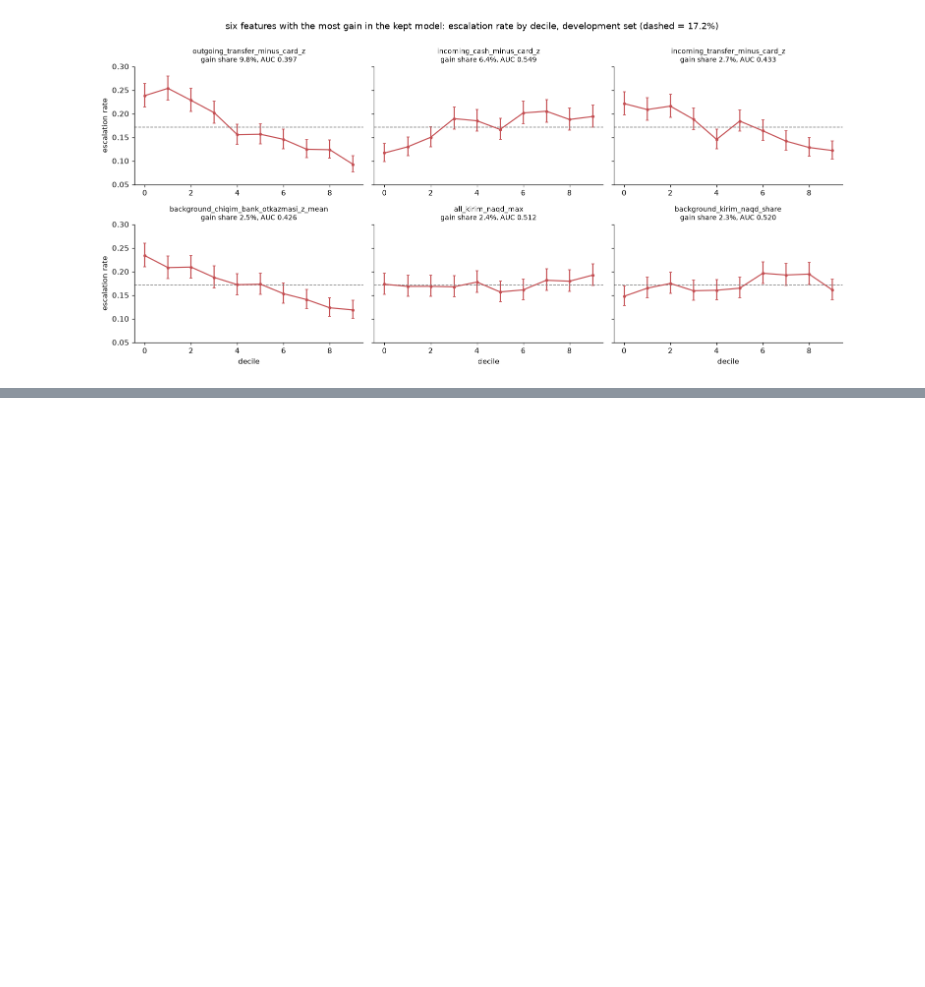
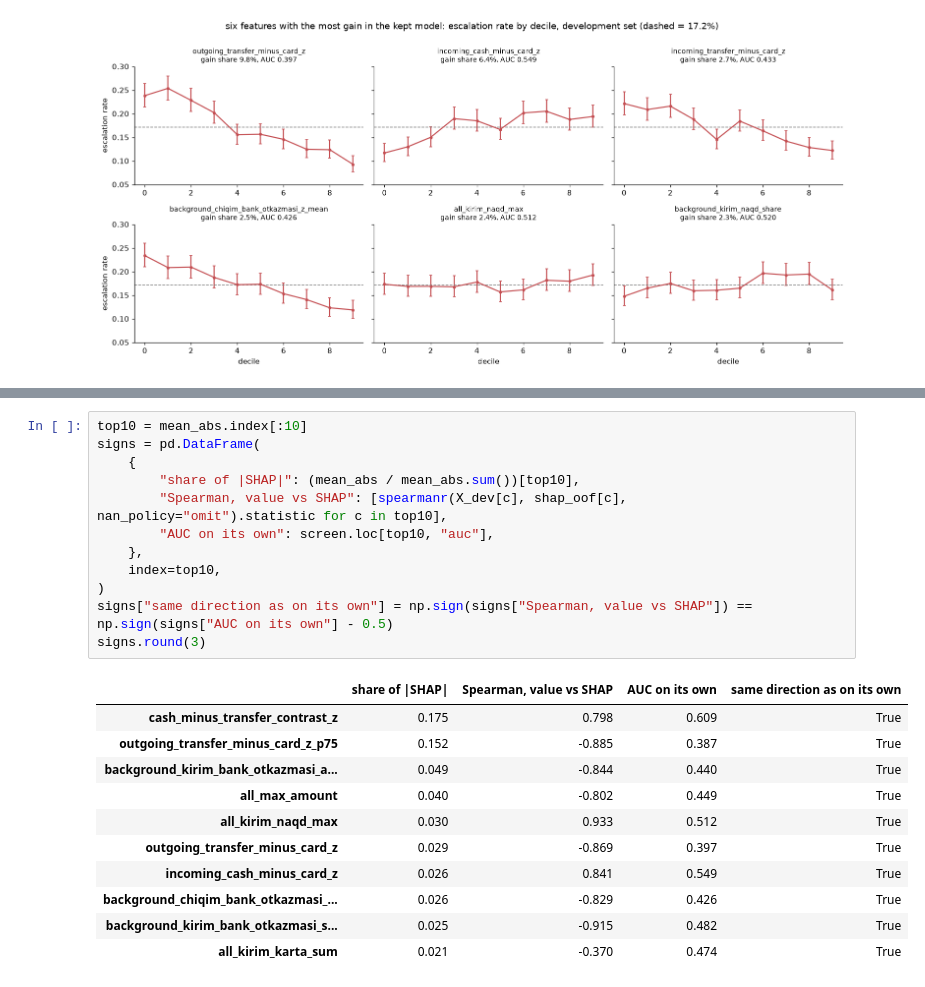
Before and after one commit to dilshodazamjonov/WuitHackathonRYM, a Jupyter notebook: notebooks/solution.ipynb, the cells around one changed output, grey strips where cells are left out. Drawn from its saved outputs; the diff is of its cells as text; blank space fills up the shorter version.

```diff
--- a/notebooks/solution.ipynb
+++ b/notebooks/solution.ipynb
@@ -2623,0 +1775,24 @@ ablation_tab.round(5).to_csv(ART_DIR / "ablation.csv")
+# %%
+top10 = mean_abs.index[:10]
+signs = pd.DataFrame(
+    {
+        "share of |SHAP|": (mean_abs / mean_abs.sum())[top10],
+        "Spearman, value vs SHAP": [spearmanr(X_dev[c], shap_oof[c], nan_policy="omit").statistic for c in top10],
+        "AUC on its own": screen.loc[top10, "auc"],
+    },
+    index=top10,
+)
+signs["same direction as on its own"] = np.sign(signs["Spearman, value vs SHAP"]) == np.sign(signs["AUC on its own"] - 0.5)
+signs.round(3)
+# %% [output]
+|  | share of |SHAP| | Spearman, value vs SHAP | AUC on its own | same direction as on its own |
+| cash_minus_transfer_contrast_z | 0.175 | 0.798 | 0.609 | True |
+| outgoing_transfer_minus_card_z_p75 | 0.152 | -0.885 | 0.387 | True |
+| background_kirim_bank_otkazmasi_a... | 0.049 | -0.844 | 0.440 | True |
+| all_max_amount | 0.040 | -0.802 | 0.449 | True |
+| all_kirim_naqd_max | 0.030 | 0.933 | 0.512 | True |
+| outgoing_transfer_minus_card_z | 0.029 | -0.869 | 0.397 | True |
+| incoming_cash_minus_card_z | 0.026 | 0.841 | 0.549 | True |
+| background_chiqim_bank_otkazmasi_... | 0.026 | -0.829 | 0.426 | True |
+| background_kirim_bank_otkazmasi_s... | 0.025 | -0.915 | 0.482 | True |
+| all_kirim_karta_sum | 0.021 | -0.370 | 0.474 | True |
```
Also changed, not shown: parts of 289 cells of this notebook, 4 other files.
